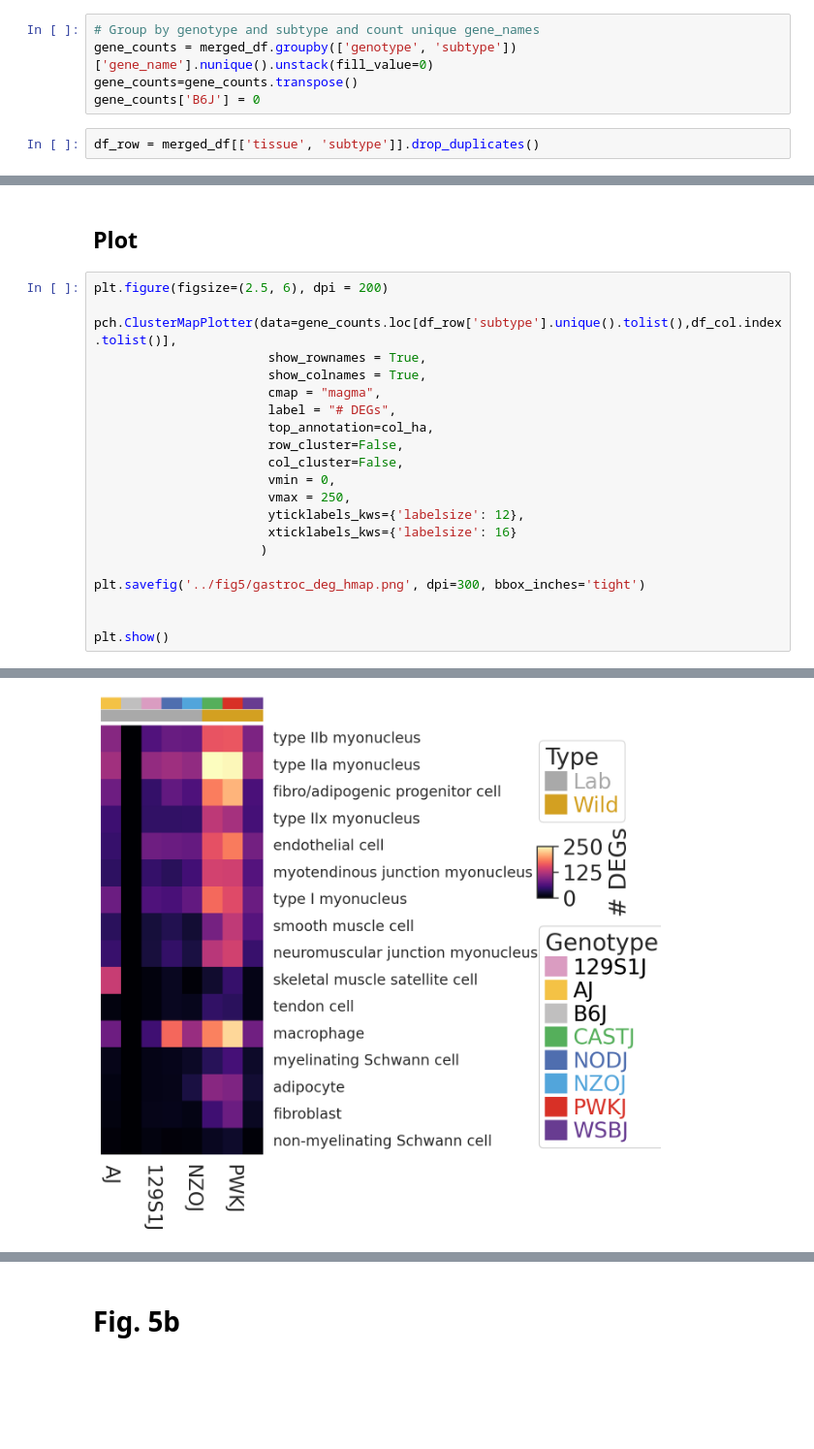
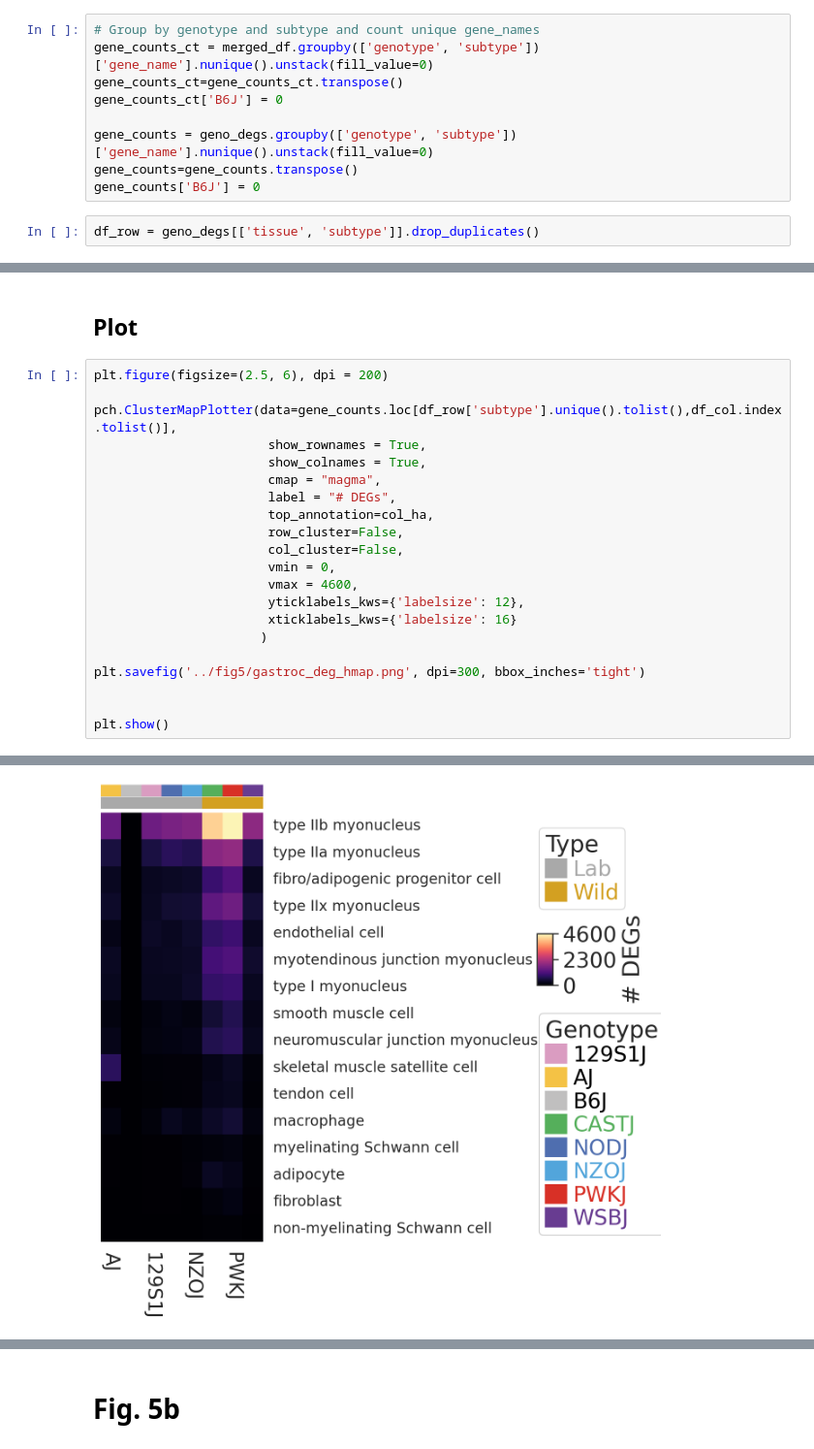
Before and after one commit to mortazavilab/8cube_manuscript, a Jupyter notebook: notebooks/Fig5.ipynb, the cells around one changed output, grey strips where cells are left out. Shown at 97% size. Saved outputs shown, nothing was run; the diff lists cells and outputs as text; blank space fills up the shorter version.

```diff
--- a/notebooks/Fig5.ipynb
+++ b/notebooks/Fig5.ipynb
@@ -34,11 +33,15 @@ geno_degs = geno_degs[['gene_name', 'subtype', 'genotype', 'tissue','direction']
 merged_df  = pd.merge(geno_degs, ct_degs, on=['gene_name', 'subtype', 'tissue'])
 # %%
 # Group by genotype and subtype and count unique gene_names
-gene_counts = merged_df.groupby(['genotype', 'subtype'])['gene_name'].nunique().unstack(fill_value=0)
+gene_counts_ct = merged_df.groupby(['genotype', 'subtype'])['gene_name'].nunique().unstack(fill_value=0)
+gene_counts_ct=gene_counts_ct.transpose()
+gene_counts_ct['B6J'] = 0
+
+gene_counts = geno_degs.groupby(['genotype', 'subtype'])['gene_name'].nunique().unstack(fill_value=0)
 gene_counts=gene_counts.transpose()
 gene_counts['B6J'] = 0
 # %%
-df_row = merged_df[['tissue', 'subtype']].drop_duplicates()
+df_row = geno_degs[['tissue', 'subtype']].drop_duplicates()
 # %%
 sizes = pd.read_csv(f'/share/crsp/lab/seyedam/share/igvf_pipeline/IGVF_analysis/cellbender_tissues/obs_tables/{tissue}_annotated_metadata.csv')
 cell_counts = sizes.groupby(['subtype', 'Tissue']).size().reset_index(name='num_cells')
@@ -87,32 +90,32 @@ plt.figure(figsize=(2.5, 6), dpi = 200)
 
 pch.ClusterMapPlotter(data=gene_counts.loc[df_row['subtype'].unique().tolist(),df_col.index.tolist()],
                        show_rownames = True,
                        show_colnames = True,
                        cmap = "magma",
                        label = "# DEGs",
                        top_annotation=col_ha,
                        row_cluster=False,
                        col_cluster=False,
                        vmin = 0,
-                       vmax = 250,
+                       vmax = 4600,
                        yticklabels_kws={'labelsize': 12},
                        xticklabels_kws={'labelsize': 16}
                       )
 
 plt.savefig('../fig5/gastroc_deg_hmap.png', dpi=300, bbox_inches='tight')
 
 
 plt.show()
 # %% [output]
 Starting plotting..
 Starting calculating row orders..
 Reordering rows..
 Starting calculating col orders..
 Reordering cols..
 Plotting matrix..
 Starting plotting HeatmapAnnotations
 Collecting legends..
 Collecting annotation legends..
 Plotting legends..
 Estimated legend width: 34.78622222222223 mm
-[figure, old version]
+[figure, new version]
```
Also changed, not shown: parts of 14 cells of this notebook, 4 other files.
